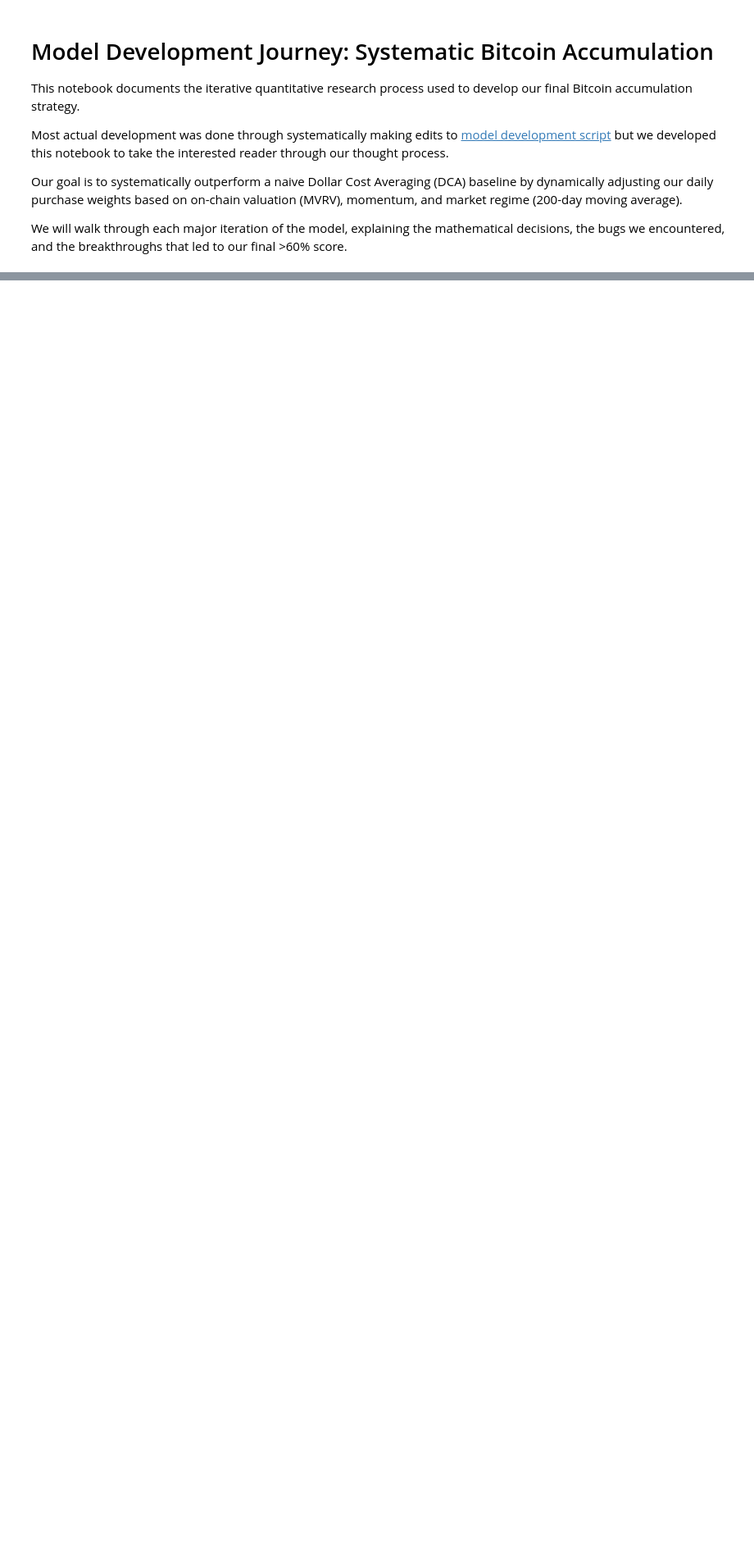
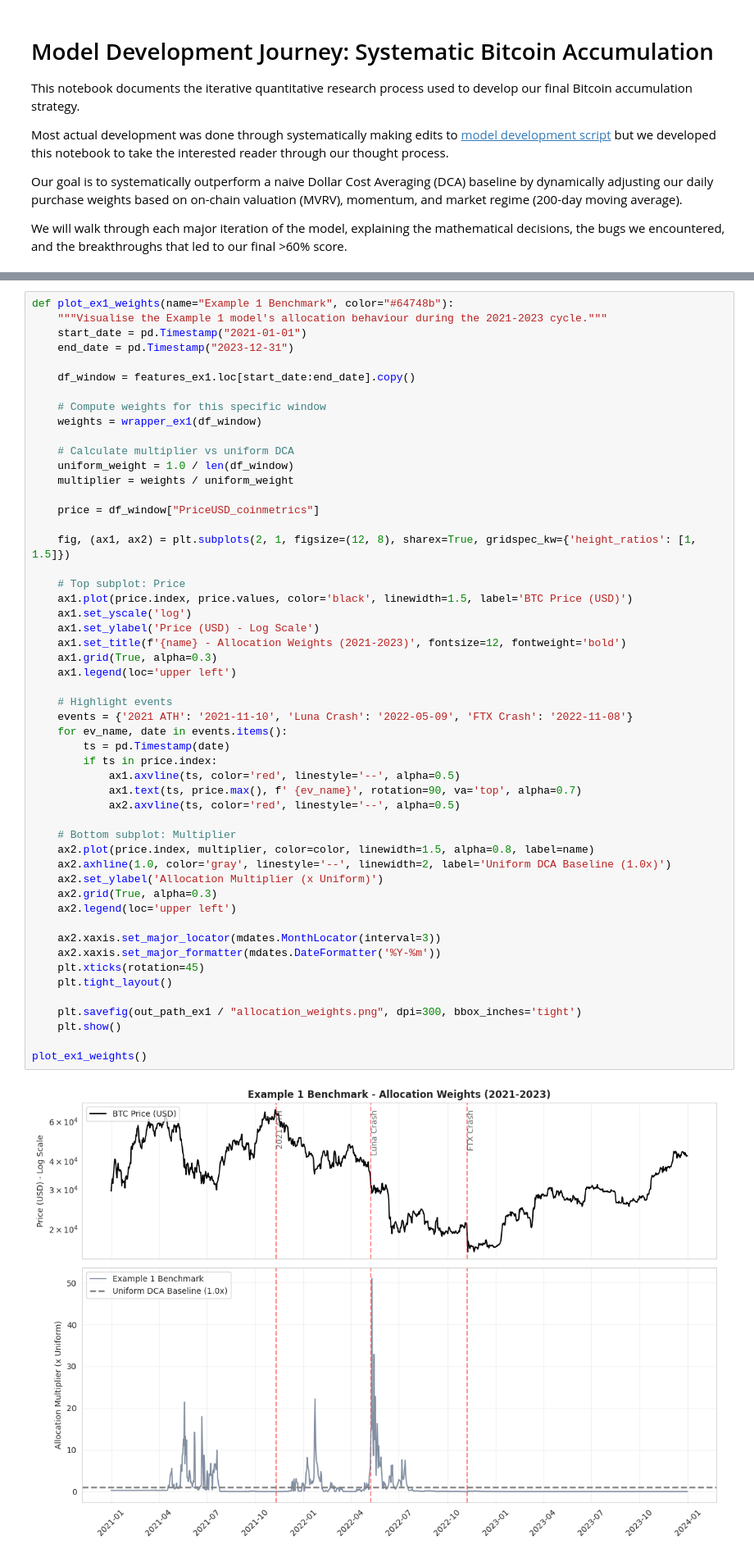
Before and after one commit to dlgoebel/bitcoin-analytics-capstone-template, a Jupyter notebook: final_model/Model_Development_Journey.ipynb, the cells around one changed output, grey strips where cells are left out. Shown at 82% size. Cells and saved outputs as stored; diff of their text form; blank space fills up the shorter version.

```diff
--- a/final_model/Model_Development_Journey.ipynb
+++ b/final_model/Model_Development_Journey.ipynb
@@ -387,0 +164,54 @@ create_cumulative_performance(df_spd_v4, str(output_dir))
+# %%
+def plot_ex1_weights(name="Example 1 Benchmark", color="#64748b"):
+    """Visualise the Example 1 model's allocation behaviour during the 2021-2023 cycle."""
+    start_date = pd.Timestamp("2021-01-01")
+    end_date = pd.Timestamp("2023-12-31")
+
+    df_window = features_ex1.loc[start_date:end_date].copy()
+
+    # Compute weights for this specific window
+    weights = wrapper_ex1(df_window)
+
+    # Calculate multiplier vs uniform DCA
+    uniform_weight = 1.0 / len(df_window)
+    multiplier = weights / uniform_weight
+
+    price = df_window["PriceUSD_coinmetrics"]
+
+    fig, (ax1, ax2) = plt.subplots(2, 1, figsize=(12, 8), sharex=True, gridspec_kw={'height_ratios': [1, 1.5]})
+
+    # Top subplot: Price
+    ax1.plot(price.index, price.values, color='black', linewidth=1.5, label='BTC Price (USD)')
+    ax1.set_yscale('log')
+    ax1.set_ylabel('Price (USD) - Log Scale')
+    ax1.set_title(f'{name} - Allocation Weights (2021-2023)', fontsize=12, fontweight='bold')
+    ax1.grid(True, alpha=0.3)
+    ax1.legend(loc='upper left')
+
+    # Highlight events
+    events = {'2021 ATH': '2021-11-10', 'Luna Crash': '2022-05-09', 'FTX Crash': '2022-11-08'}
+    for ev_name, date in events.items():
+        ts = pd.Timestamp(date)
+        if ts in price.index:
+            ax1.axvline(ts, color='red', linestyle='--', alpha=0.5)
+            ax1.text(ts, price.max(), f' {ev_name}', rotation=90, va='top', alpha=0.7)
+            ax2.axvline(ts, color='red', linestyle='--', alpha=0.5)
+
+    # Bottom subplot: Multiplier
+    ax2.plot(price.index, multiplier, color=color, linewidth=1.5, alpha=0.8, label=name)
+    ax2.axhline(1.0, color='gray', linestyle='--', linewidth=2, label='Uniform DCA Baseline (1.0x)')
+    ax2.set_ylabel('Allocation Multiplier (x Uniform)')
+    ax2.grid(True, alpha=0.3)
+    ax2.legend(loc='upper left')
+
+    ax2.xaxis.set_major_locator(mdates.MonthLocator(interval=3))
+    ax2.xaxis.set_major_formatter(mdates.DateFormatter('%Y-%m'))
+    plt.xticks(rotation=45)
+    plt.tight_layout()
+
+    plt.savefig(out_path_ex1 / "allocation_weights.png", dpi=300, bbox_inches='tight')
+    plt.show()
+
+plot_ex1_weights()
+# %% [output]
+[figure, added]
```
Also changed, not shown: parts of 49 cells of this notebook, 21 other files.
